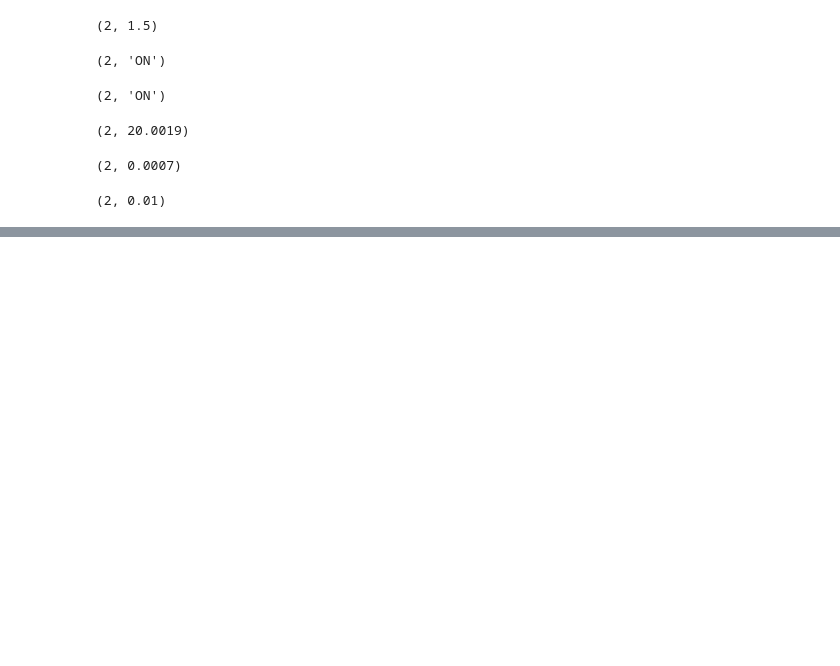
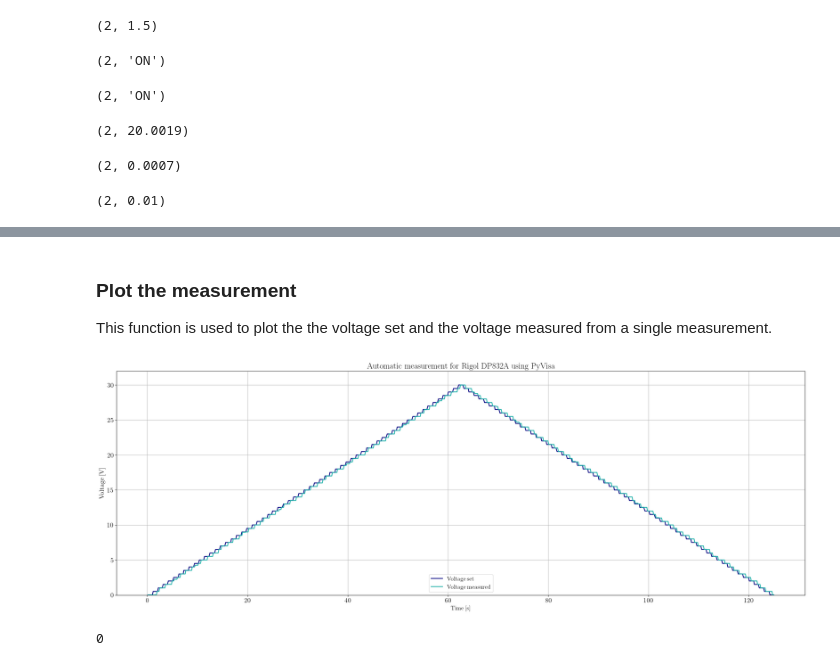
Before and after one commit to urmel79/Jupyter_PyVisa_Lab, a Jupyter notebook: PyVisa_Rigol_DP832A_notebook.ipynb, the cells around one changed output, grey strips where cells are left out. Drawn from its saved outputs; the diff is of its cells as text; code cells hidden in the pictures; blank space fills up the shorter version.

Commit message:
added functions for automated measurements, saving them to CSV files and plotting the graphs in application notebook for Rigol DP832A

```diff
--- a/PyVisa_Rigol_DP832A_notebook.ipynb
+++ b/PyVisa_Rigol_DP832A_notebook.ipynb
@@ -142,0 +354,8 @@ For the simultaneous measurement of the actual voltage values, the voltage contr
+# %%
+def create_dictionary_from_csv(filename, offset=0, cols_wanted=1):
+    my_dataframe = pd.read_csv(filename, sep='\t', index_col=False, decimal='.', header=offset)
+
+    # Delete all cloumns after the desired ones
+    my_dataframe.drop(my_dataframe.columns[cols_wanted:], axis=1, inplace=True)
+
+    return my_dataframe
@@ -142,0 +364,8 @@ For the simultaneous measurement of the actual voltage values, the voltage contr
+# %%
+str_path = r'./data_files/'
+str_filename = r'PyVisa_Rigol_DP832A_auto_measurement'
+str_filepath = str_path + str_filename +'.csv'
+
+# prove if filename really exist before reading in to dataframe
+if os.path.isfile(str_filepath):
+    df_meas_values_csv = create_dictionary_from_csv(filename=str_filepath, offset=0, cols_wanted=3)
@@ -142,0 +390,4 @@ For the simultaneous measurement of the actual voltage values, the voltage contr
+# %% [markdown]
+### Plot the measurement
+
+This function is used to plot the the voltage set and the voltage measured from a single measurement.
@@ -142,0 +453,5 @@ For the simultaneous measurement of the actual voltage values, the voltage contr
+# %%
+plot_measurement()
+# %% [output]
+[figure, added]
+0
```
Also changed, not shown: parts of 20 cells of this notebook.
